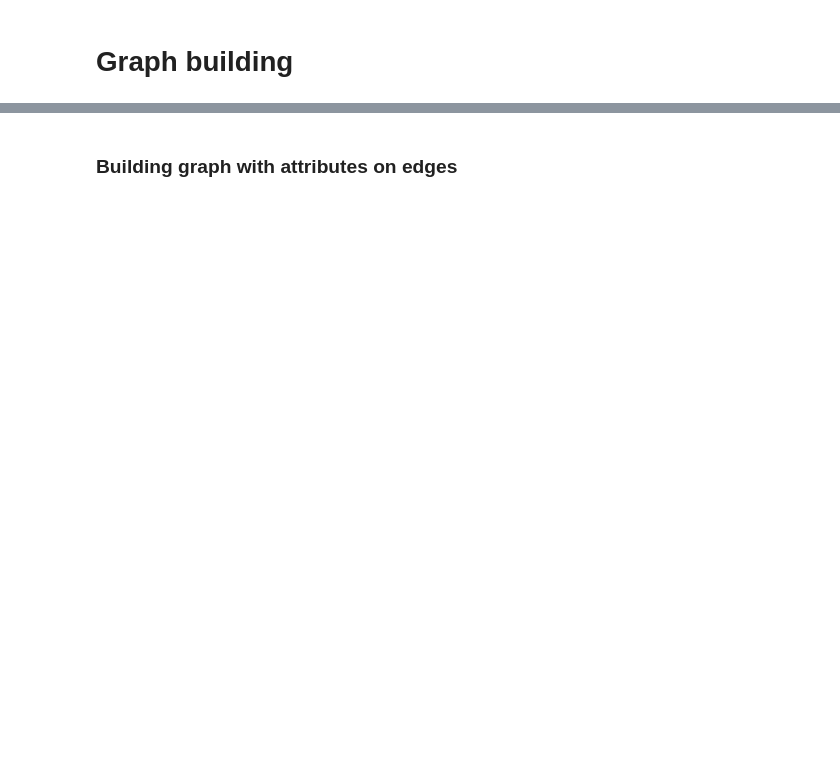
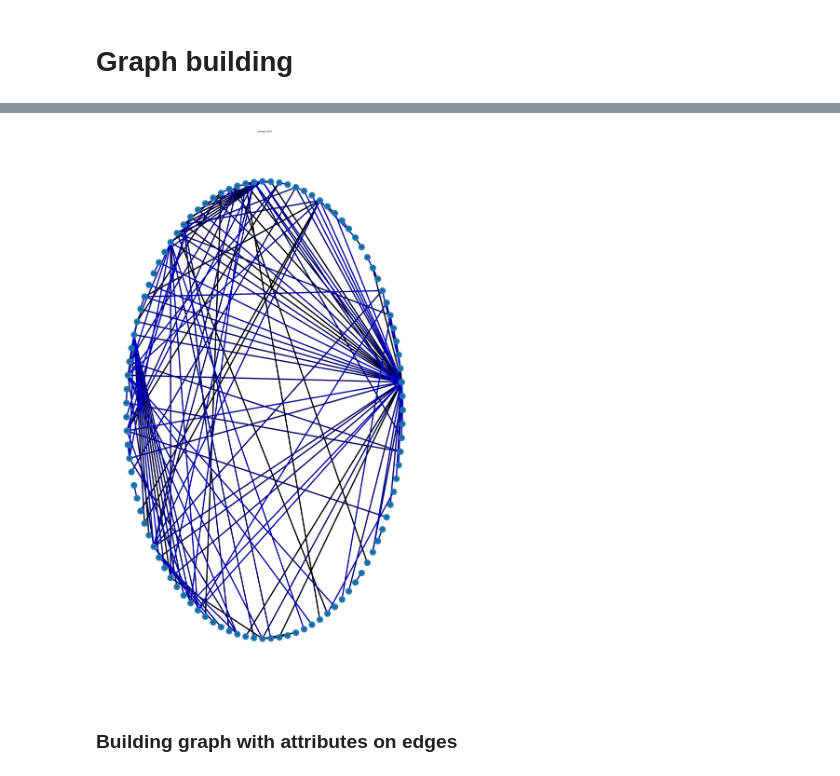
Before and after one commit to marin-o/xai-graphs, a Jupyter notebook: notebooks/graphs.ipynb, the cells around one changed output, grey strips where cells are left out. Cells and saved outputs as stored; diff of their text form; code cells hidden in the pictures; blank space fills up the shorter version.

Commit message:
optimized swap of column data, changed graph layout

```diff
--- a/notebooks/graphs.ipynb
+++ b/notebooks/graphs.ipynb
@@ -26,9 +26,8 @@ data.head(5)
 # %%
-for i in range(data.shape[0]):
-    if data.iloc[i, 2] < data.iloc[i, 1]:
-        c1 = data.iloc[i, 2]
-        data.iloc[i, 2] = data.iloc[i, 1]
-        data.iloc[i, 1] = c1
+data[['Actor1CountryCode', 'Actor2CountryCode']] = \
+    data[['Actor1CountryCode', 'Actor2CountryCode']].apply(
+        lambda x: sorted(x), axis=1, result_type='expand'
+    )
 # %%
 data = data.groupby(['EventDate', 'Actor1CountryCode',	'Actor2CountryCode'])[['GoldsteinScale_Summed',	'AvgTone_Summed', 'NumMentions_averaged', 'NumArticles_averaged']].mean().reset_index()
 # %%
@@ -72,26 +147,28 @@ for (u,v,d) in g.edges:
 # %%
 elarge=[(u,v) for (u,v,d) in g.edges if d >0.5]
 esmall=[(u,v) for (u,v,d) in g.edges if d <=0.5]
 
 plt.figure(figsize=(30, 50))
-pos=nx.spring_layout(g) # positions for all nodes
+pos=nx.circular_layout(g) # positions for all nodes
 
 # nodes
-nx.draw_networkx_nodes(g,pos,node_size=300)
+nx.draw_networkx_nodes(g,pos,node_size=1000)
 
 # edges
 nx.draw_networkx_edges(g,pos,edgelist=elarge,
                     width=6)
 nx.draw_networkx_edges(g,pos,edgelist=esmall,
                     width=6,alpha=0.5,edge_color='b',style='dashed')
 
 # labels
 nx.draw_networkx_labels(g,pos,font_size=7,font_family='sans-serif')
 
 plt.axis('off')
 plt.title('January 2015')
 plt.savefig("weighted_graph.png") # save as png
 plt.show() # display
+# %% [output]
+[figure, added]
 # %% [markdown]
 ### Building graph with attributes on edges
 # %%
```
Also changed, not shown: parts of 11 cells of this notebook.
